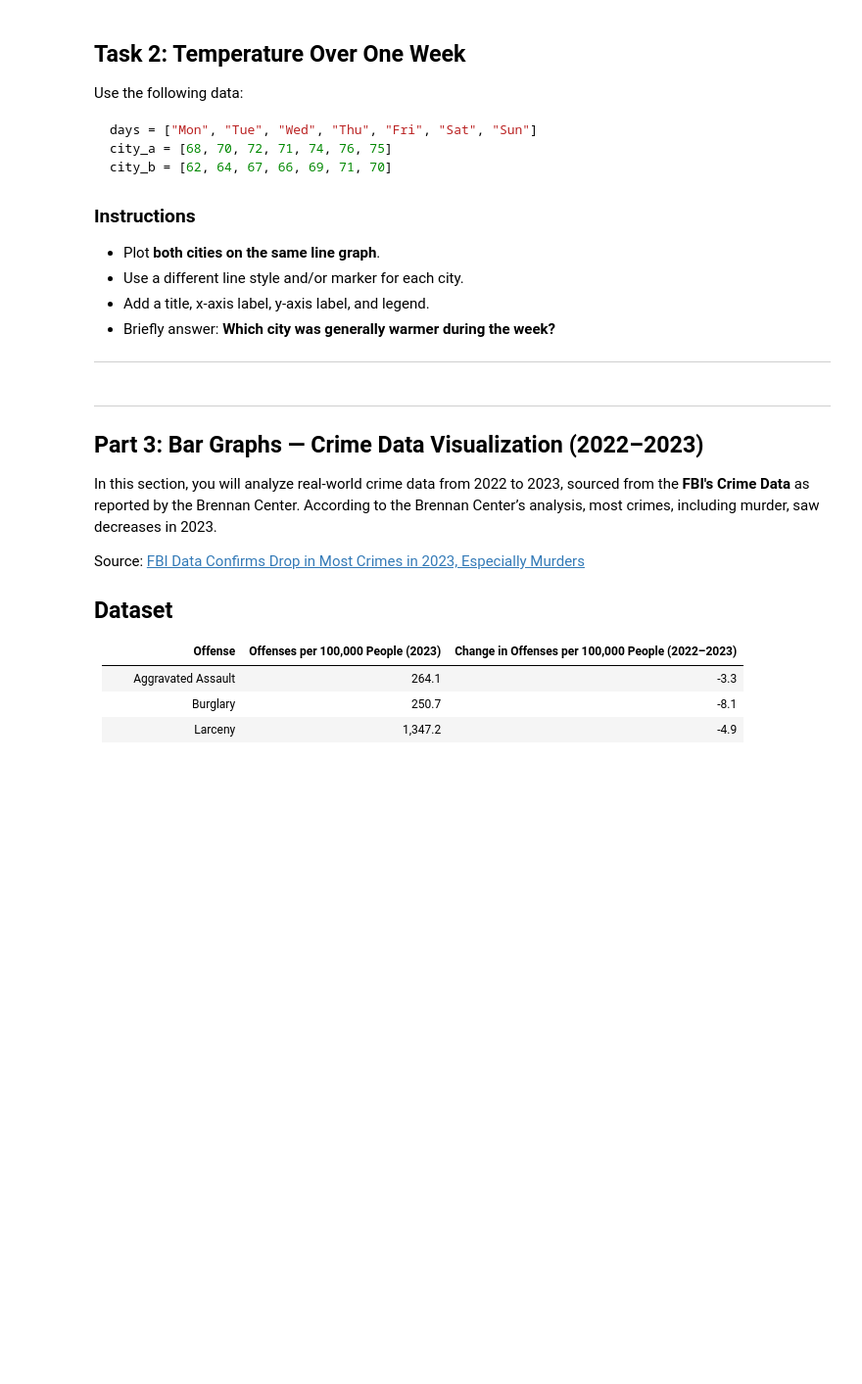
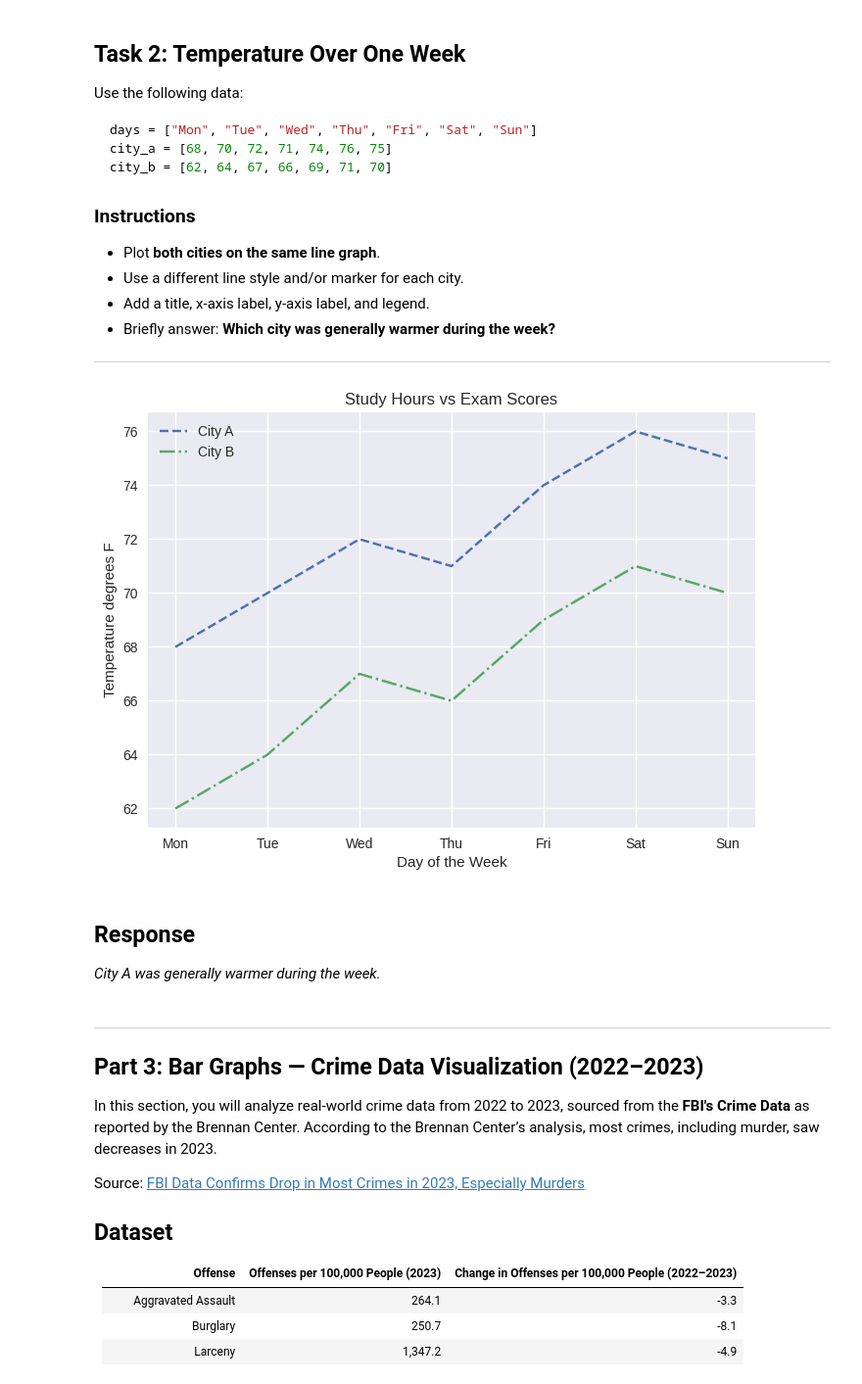
Before and after one commit to Alissa-Ouspen/data110_alissa, a Jupyter notebook: week3/Week3_Assign_ScatterLineBar_Alissa.ipynb, the cells around one changed output. Shown at 98% size. Drawn from its saved outputs; the diff is of its cells as text; code cells hidden in the pictures; blank space fills up the shorter version.

```diff
--- a/week3/Week3_Assign_ScatterLineBar_Alissa.ipynb
+++ b/week3/Week3_Assign_ScatterLineBar_Alissa.ipynb
@@ -55,6 +92,22 @@ city_b = [62, 64, 67, 66, 69, 71, 70]
 - Briefly answer: **Which city was generally warmer during the week?**
 
 ---
+# %%
+days = ["Mon", "Tue", "Wed", "Thu", "Fri", "Sat", "Sun"]
+city_a = [68, 70, 72, 71, 74, 76, 75]
+city_b = [62, 64, 67, 66, 69, 71, 70]
+# %%
+plt.plot(days, city_a, linestyle = "--", label = "City A")
+plt.plot(days, city_b, linestyle = "-.", label = "City B")
+plt.xlabel("Day of the Week")
+plt.ylabel("Temperature degrees F")
+plt.title("Study Hours vs Exam Scores")
+plt.legend();
+# %% [output]
+[figure, added]
+# %% [markdown]
+## Response
+*City A was generally warmer during the week.*
 # %% [markdown]
 ---
 
```
Also changed, not shown: parts of 6 cells of this notebook.
